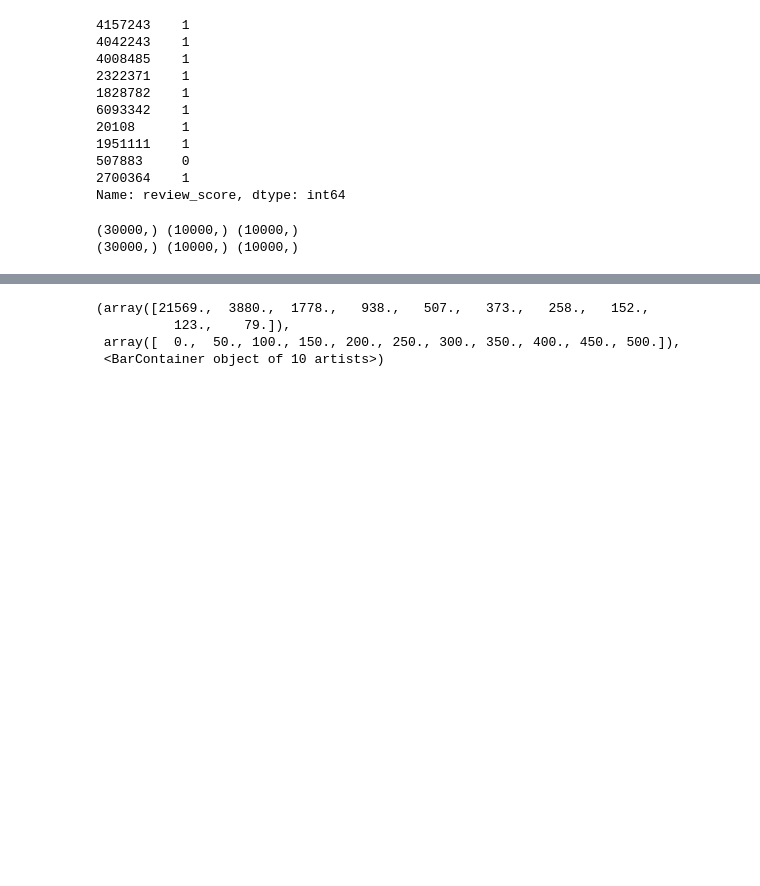
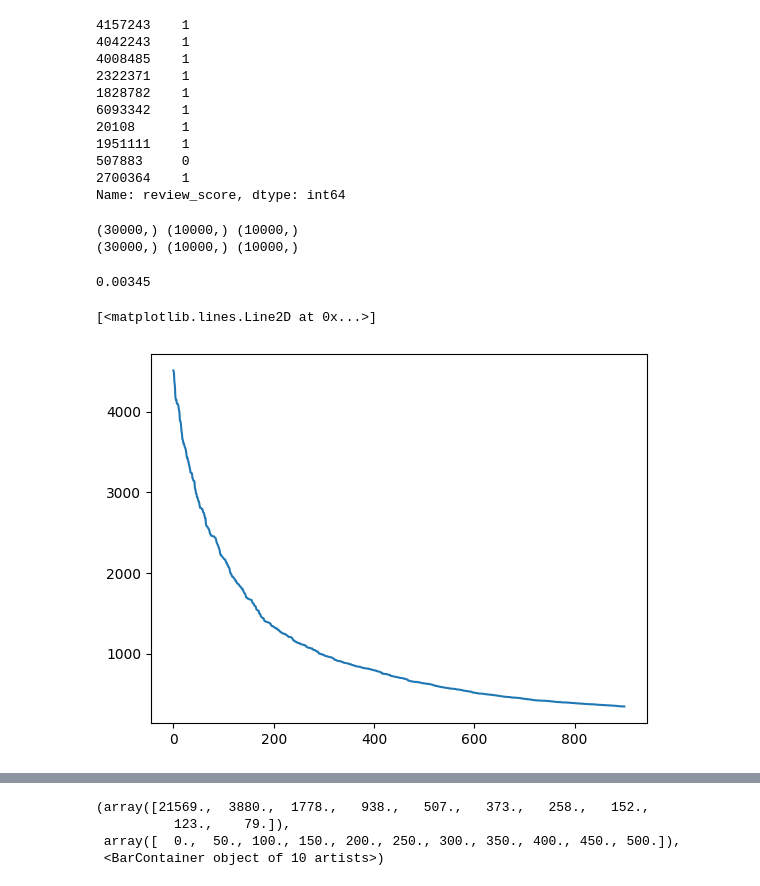
Before and after one commit to Nathan7128/game-reviews-sentiment-analysis, a Jupyter notebook: sentiment_analysis/deep_learning_model.ipynb, the cells around one changed output, grey strips where cells are left out. Drawn from its saved outputs; the diff is of its cells as text; code cells hidden in the pictures; blank space fills up the shorter version.

```diff
--- a/sentiment_analysis/deep_learning_model.ipynb
+++ b/sentiment_analysis/deep_learning_model.ipynb
@@ -8,7 +8,8 @@ from sklearn.model_selection import train_test_split
 # %%
 dataset = pd.read_csv("datasets/dataset.csv")
 # %%
-vecteur = random.sample(range(len(dataset)), 50000)
+sample_size = 50000
+vecteur = random.sample(range(len(dataset)), sample_size)
 # %%
 X = np.array(dataset.iloc[vecteur].review_text, dtype = "str")
 y = dataset.iloc[vecteur].review_score
@@ -59,3 +60,16 @@ print(y_train.shape, y_val.shape, y_test.shape)
 # %%
 tokenizer = Tokenizer(num_words = 4000, oov_token = "UNKNOWN")
 tokenizer.fit_on_texts(X_train)
+# %%
+import matplotlib.pyplot as plt
+list_count = list(sorted(tokenizer.word_counts.values()))
+list_count.reverse()
+# %%
+list_count[1000]/sample_size
+# %% [output]
+0.00345
+# %%
+plt.plot(list_count[100:1000])
+# %% [output]
+[<matplotlib.lines.Line2D at 0x...>]
+[figure, added]
```
Also changed, not shown: parts of 1 cell of this notebook, 1 other file.
